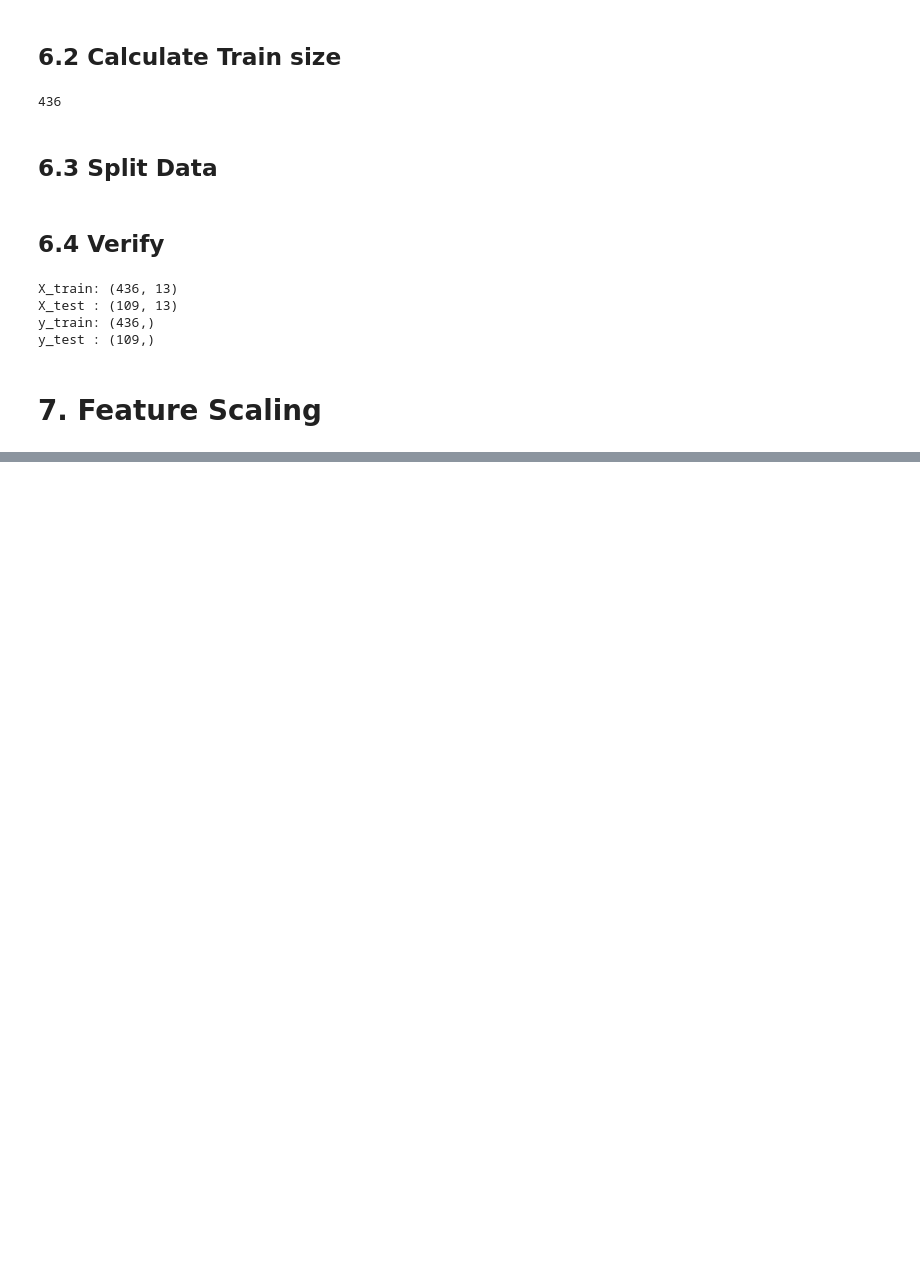
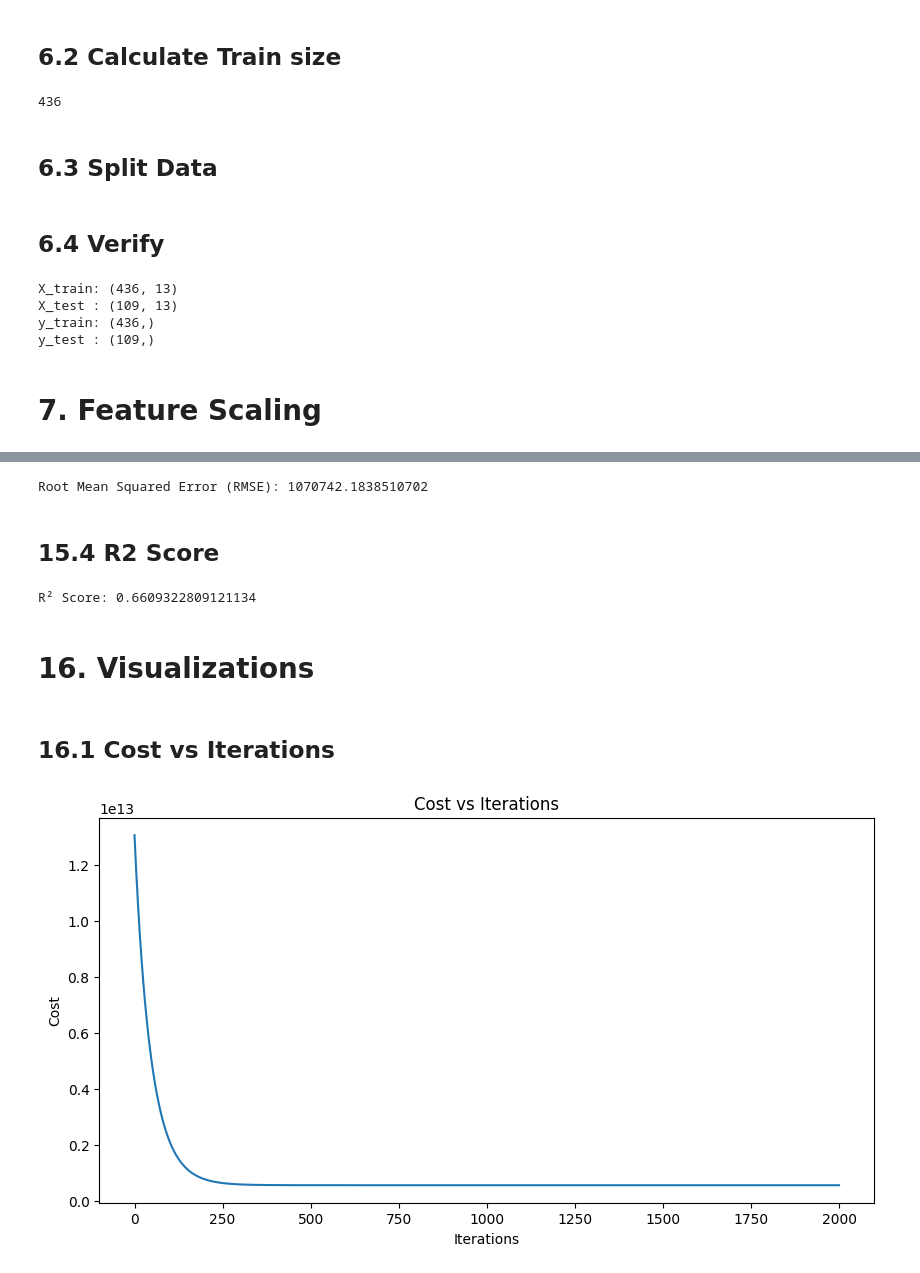
Before and after one commit to Sahilbhayre/House-Price-Prediction, a Jupyter notebook: multiple_regression.ipynb, the cells around one changed output, grey strips where cells are left out. Saved outputs shown, nothing was run; the diff lists cells and outputs as text; code cells hidden in the pictures; blank space fills up the shorter version.

```diff
--- a/multiple_regression.ipynb
+++ b/multiple_regression.ipynb
@@ -369,0 +431,4 @@ std = x_train.std()
+# %%
+dj_dw, dj_db = compute_gradient(x_train, y_train , w, b)
+print("Initial dj_dw::", dj_dw)
+print("Initial dj_db:", dj_db)
@@ -369,0 +443,16 @@ std = x_train.std()
+# %%
+def gradient_descent(X, y, w, b, alpha, iterations):
+    cost_history = []
+
+    for i in range(iterations):
+        dj_dw, dj_db = compute_gradient(X, y, w, b)
+
+        w = w - alpha * dj_dw
+        b = b - alpha * dj_db
+
+        cost_history.append(compute_cost(X, y, w, b))
+
+        if i % 1000 == 0:
+            print(f"Iteration {i}, Cost: {cost_history[-1]:.2e}")
+
+    return w, b, cost_history
@@ -369,0 +461,16 @@ std = x_train.std()
+# %%
+alpha = 0.01
+iteration = 2000
+
+w_final, b_final, cost_history = gradient_descent(
+    x_train,
+    y_train,
+    w,
+    b,
+    alpha,
+    iteration
+)
+
+
+print("\nFinal w:", w_final)
+print("Final b:", b_final)
@@ -369,0 +618,31 @@ std = x_train.std()
+# %%
+rmse = np.sqrt(mse)
+
+print("Root Mean Squared Error (RMSE):", rmse)
+# %% [output]
+Root Mean Squared Error (RMSE): 1070742.1838510702
+# %% [markdown]
+## 15.4 R2 Score
+# %%
+ss_total = np.sum((y_test - np.mean(y_test)) ** 2)
+
+ss_residual = np.sum((y_test - y_pred) ** 2)
+
+r2 = 1 - (ss_residual / ss_total)
+
+print("R² Score:", r2)
+# %% [output]
+R² Score: 0.6609322809121134
+# %% [markdown]
+# 16. Visualizations
+# %% [markdown]
+## 16.1 Cost vs Iterations
+# %%
+plt.figure(figsize=(10, 5))
+plt.plot(cost_history)
+plt.title("Cost vs Iterations")
+plt.xlabel("Iterations")
+plt.ylabel("Cost")
+plt.show()
+# %% [output]
+[figure, added]
```
Also changed, not shown: parts of 53 cells of this notebook.
